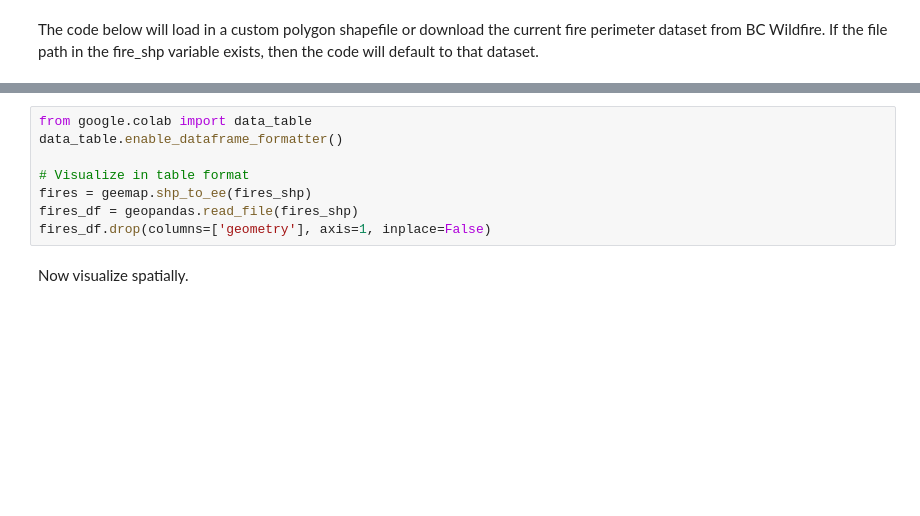
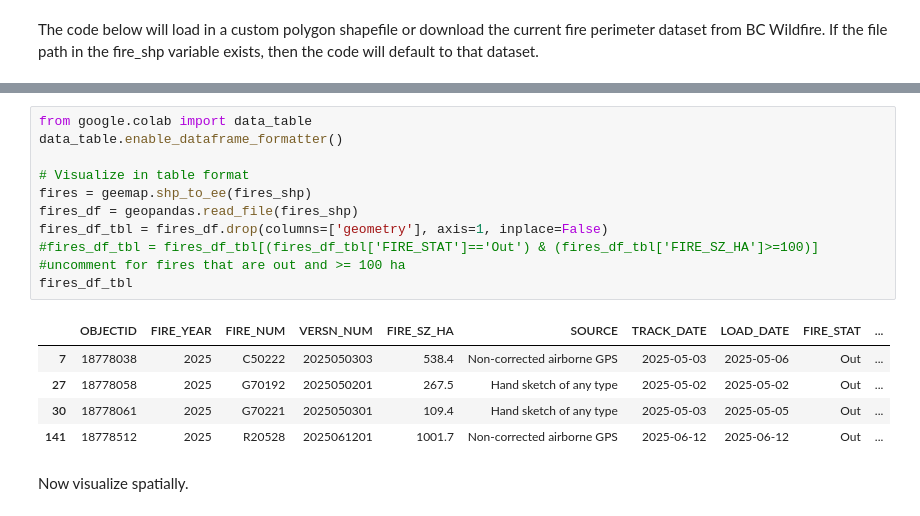
Before and after one commit to SashaNasonova/burnSeverity, a Jupyter notebook: BARC_SBS.ipynb, the cells around one changed output, grey strips where cells are left out. Saved outputs shown, nothing was run; the diff lists cells and outputs as text; blank space fills up the shorter version.

```diff
--- a/BARC_SBS.ipynb
+++ b/BARC_SBS.ipynb
@@ -554,11 +580,19 @@ else:
 # %%
 from google.colab import data_table
 data_table.enable_dataframe_formatter()
 
 # Visualize in table format
 fires = geemap.shp_to_ee(fires_shp)
 fires_df = geopandas.read_file(fires_shp)
-fires_df.drop(columns=['geometry'], axis=1, inplace=False)
+fires_df_tbl = fires_df.drop(columns=['geometry'], axis=1, inplace=False)
+#fires_df_tbl = fires_df_tbl[(fires_df_tbl['FIRE_STAT']=='Out') & (fires_df_tbl['FIRE_SZ_HA']>=100)] #uncomment for fires that are out and >= 100 ha
+fires_df_tbl
+# %% [output]
+|  | OBJECTID | FIRE_YEAR | FIRE_NUM | VERSN_NUM | FIRE_SZ_HA | SOURCE | TRACK_DATE | LOAD_DATE | FIRE_STAT | ... |
+| 7 | 18778038 | 2025 | C50222 | 2025050303 | 538.4 | Non-corrected airborne GPS | 2025-05-03 | 2025-05-06 | Out | ... |
+| 27 | 18778058 | 2025 | G70192 | 2025050201 | 267.5 | Hand sketch of any type | 2025-05-02 | 2025-05-02 | Out | ... |
+| 30 | 18778061 | 2025 | G70221 | 2025050301 | 109.4 | Hand sketch of any type | 2025-05-03 | 2025-05-05 | Out | ... |
+| 141 | 18778512 | 2025 | R20528 | 2025061201 | 1001.7 | Non-corrected airborne GPS | 2025-06-12 | 2025-06-12 | Out | ... |
 # %% [markdown]
 Now visualize spatially.
 # %%
```
Also changed, not shown: parts of 18 cells of this notebook.
